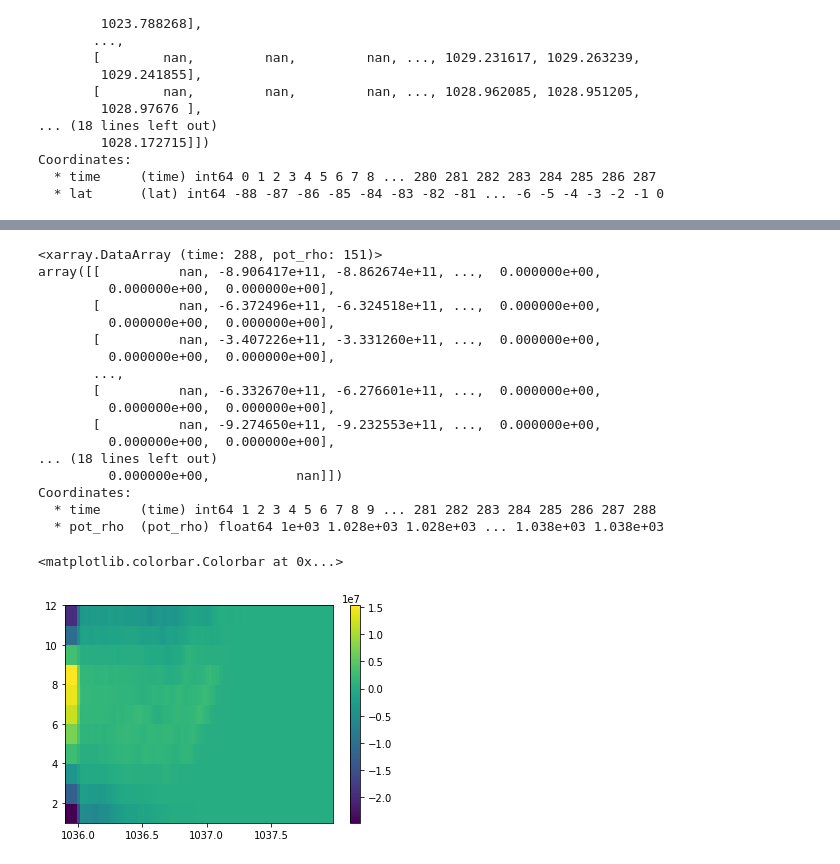
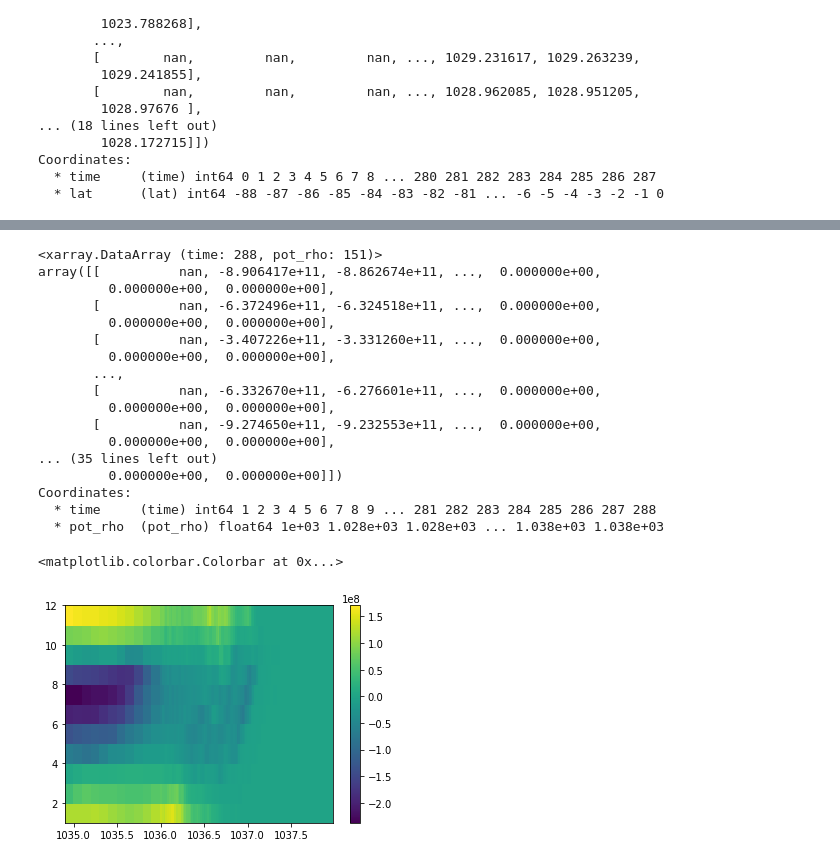
Before and after one commit to tatsumonkman47/ECCO-Cross-Isopycnal-Mixing, a Jupyter notebook: Integrate_Surface_Fluxes.ipynb, the cells around one changed output, grey strips where cells are left out. Saved outputs shown, nothing was run; the diff lists cells and outputs as text; code cells hidden in the pictures.

Commit message:
add better plots to Integrate S Fluxes jupyter notebook

```diff
--- a/Integrate_Surface_Fluxes.ipynb
+++ b/Integrate_Surface_Fluxes.ipynb
@@ -117,7 +133,7 @@ Data variables:
     lat      (tile, j, i) float64 -88.24 -88.38 -88.52 ... -88.03 -88.08 -88.1
 Dimensions without coordinates: tile
 # %%
-Flux_Surface = ((-surface_alpha.alpha/surface_heat_capacity.cp)*oceQnet.oceQnet - (RHO_SW*So/RHO_SW)*surface_beta.beta*oceFWflx.oceFWflx).copy(deep=True)
+Flux_Surface = ((-surface_alpha.alpha/surface_heat_capacity.cp)*oceQnet.oceQnet - (RHO_SW*So/RHO_FW)*surface_beta.beta*oceFWflx.oceFWflx).copy(deep=True)
 Flux_Surface_Southern = Flux_Surface.copy(deep=True)
 Flux_Surface_Southern.loc[{"tile":2}] = Flux_Surface.isel(tile=2)*np.nan
 Flux_Surface_Southern.loc[{"tile":5}] = Flux_Surface.isel(tile=5)*np.nan
@@ -176,7 +192,7 @@ F_int_dataarray.load()
 
 # calculate integral of surface flux over time period..
 for density in pot_dens_coord:
-    F_int_dataarray.loc[{"pot_rho":density}]=(Flux_Surface_Southern*PDENS.PDENS.where(PDENS.PDENS > density)*grid.rA).sum(dim=["i","j","tile"])
+    F_int_dataarray.loc[{"pot_rho":density}]=(Flux_Surface_Southern*grid.rA.where(PDENS.PDENS > density)).sum(dim=["i","j","tile"])
     print("Done "+str(density)+" surface")
 # %% [output]
 Done 1000.0 surface
@@ -285,6 +301,7 @@ plt.close()
 # %%
 print(F_int_dataarray_shifted_down)
 print(F_int_dataarray_shifted_up)
+print(F_int_dataarray)
 # %% [output]
 <xarray.DataArray (time: 288, pot_rho: 151)>
 array([[          nan, -8.906417e+11, -8.862674e+11, ...,  0.000000e+00,
@@ -298,8 +315,8 @@ array([[          nan, -8.906417e+11, -8.862674e+11, ...,  0.000000e+00,
          0.000000e+00,  0.000000e+00],
        [          nan, -9.274650e+11, -9.232553e+11, ...,  0.000000e+00,
          0.000000e+00,  0.000000e+00],
-... (18 lines left out)
-         0.000000e+00,           nan]])
+... (35 lines left out)
+         0.000000e+00,  0.000000e+00]])
 Coordinates:
   * time     (time) int64 1 2 3 4 5 6 7 8 9 ... 281 282 283 284 285 286 287 288
   * pot_rho  (pot_rho) float64 1e+03 1.028e+03 1.028e+03 ... 1.038e+03 1.038e+03
@@ -311,10 +328,13 @@ Coordinates:
 F_int_dataarray_shifted_down = F_int_dataarray*0+np.concatenate((F_int_dataarray[:,0:1].values*np.nan,F_int_dataarray[:,:-1].values),axis=1)
 F_int_dataarray_shifted_up = F_int_dataarray*0+np.concatenate((F_int_dataarray[:,1:].values,F_int_dataarray[:,0:1].values*np.nan),axis=1)
 
-finite_diff_F_int_dataarray = (F_int_dataarray_shifted_down - F_int_dataarray_shifted_up)/F_int_dataarray.pot_rho
+pot_rho_shifted_down = F_int_dataarray.pot_rho*0+np.concatenate((F_int_dataarray.pot_rho[0:1].values*np.nan,F_int_dataarray.pot_rho[:-1].values))
+pot_rho_shifted_up = F_int_dataarray.pot_rho*0+np.concatenate((F_int_dataarray.pot_rho[1:].values,F_int_dataarray.pot_rho[0:1].values*np.nan))
+
+finite_diff_F_int_dataarray = (F_int_dataarray_shifted_down - F_int_dataarray_shifted_up)/(pot_rho_shifted_down - pot_rho_shifted_up)
 # %%
-plt.pcolor(finite_diff_F_int_dataarray.isel(time=slice(0,12),pot_rho=slice(50,151)).pot_rho,finite_diff_F_int_dataarray.isel(time=slice(0,12)).time,finite_diff_F_int_dataarray.isel(time=slice(0,12),pot_rho=slice(50,151)))
+plt.pcolor(finite_diff_F_int_dataarray.isel(time=slice(0,12),pot_rho=slice(40,151)).pot_rho,finite_diff_F_int_dataarray.isel(time=slice(0,12)).time,finite_diff_F_int_dataarray.isel(time=slice(0,12),pot_rho=slice(40,151)))
 plt.colorbar()
 # %% [output]
 <matplotlib.colorbar.Colorbar at 0x...>
-[figure, old version]
+[figure, new version]
```
Also changed, not shown: parts of 9 cells of this notebook.
